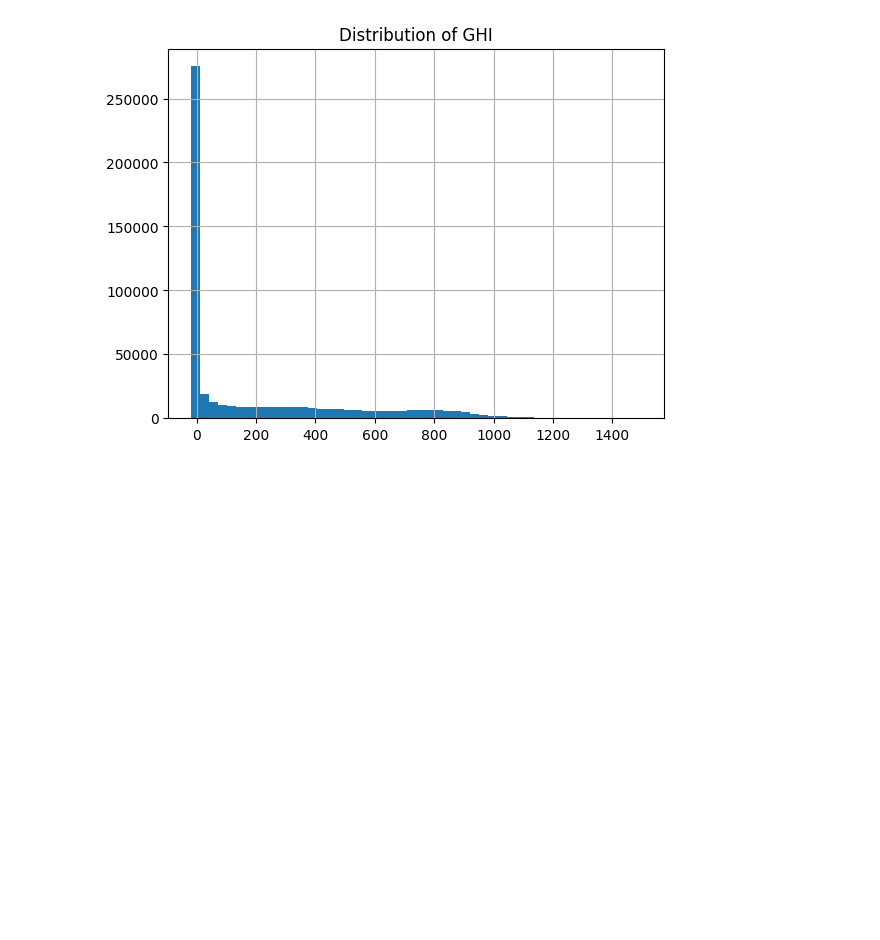
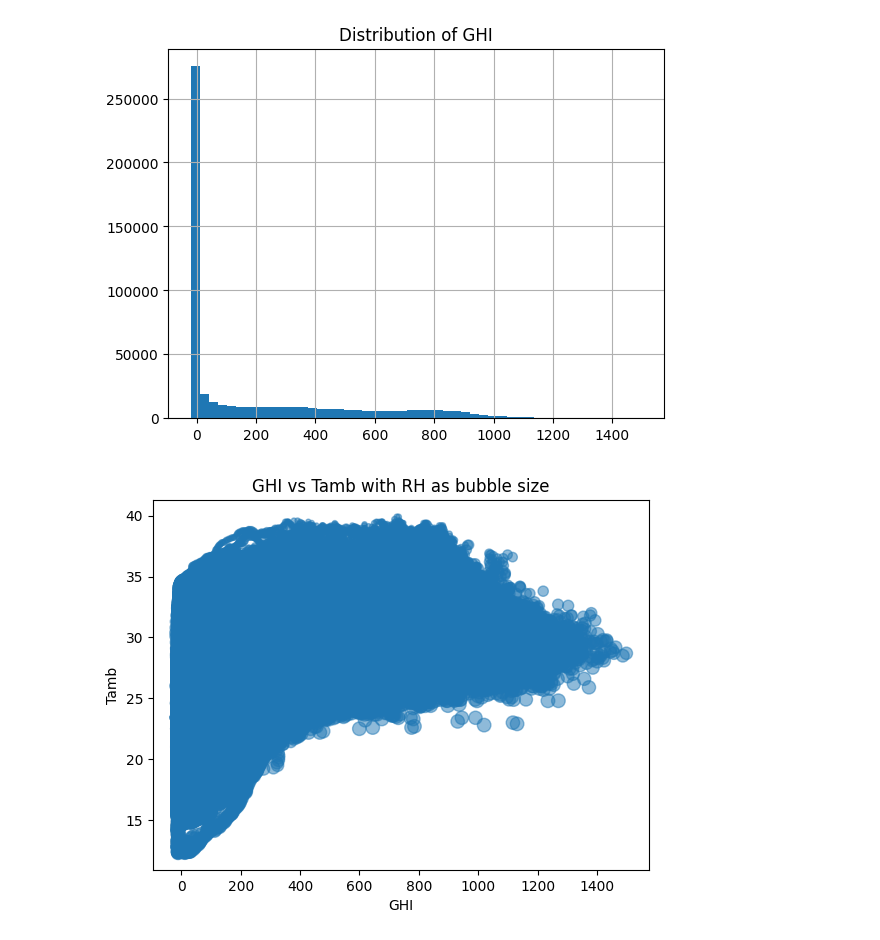
Before and after one commit to yeab-B/solar-challenge-week1, a Jupyter notebook: src/notebooks/sierra_leone_eda.ipynb, the cells around one changed output. Drawn from its saved outputs; the diff is of its cells as text; code cells hidden in the pictures; blank space fills up the shorter version.

```diff
--- a/src/notebooks/sierra_leone_eda.ipynb
+++ b/src/notebooks/sierra_leone_eda.ipynb
@@ -93,3 +93,11 @@ plt.title("Distribution of GHI")
 plt.show()
 # %% [output]
 [figure]
+# %%
+plt.scatter(df['GHI'], df['Tamb'], s=df['RH'], alpha=0.5)
+plt.xlabel('GHI')
+plt.ylabel('Tamb')
+plt.title('GHI vs Tamb with RH as bubble size')
+plt.show()
+# %% [output]
+[figure, added]
```
Also changed, not shown: 1 other file.
